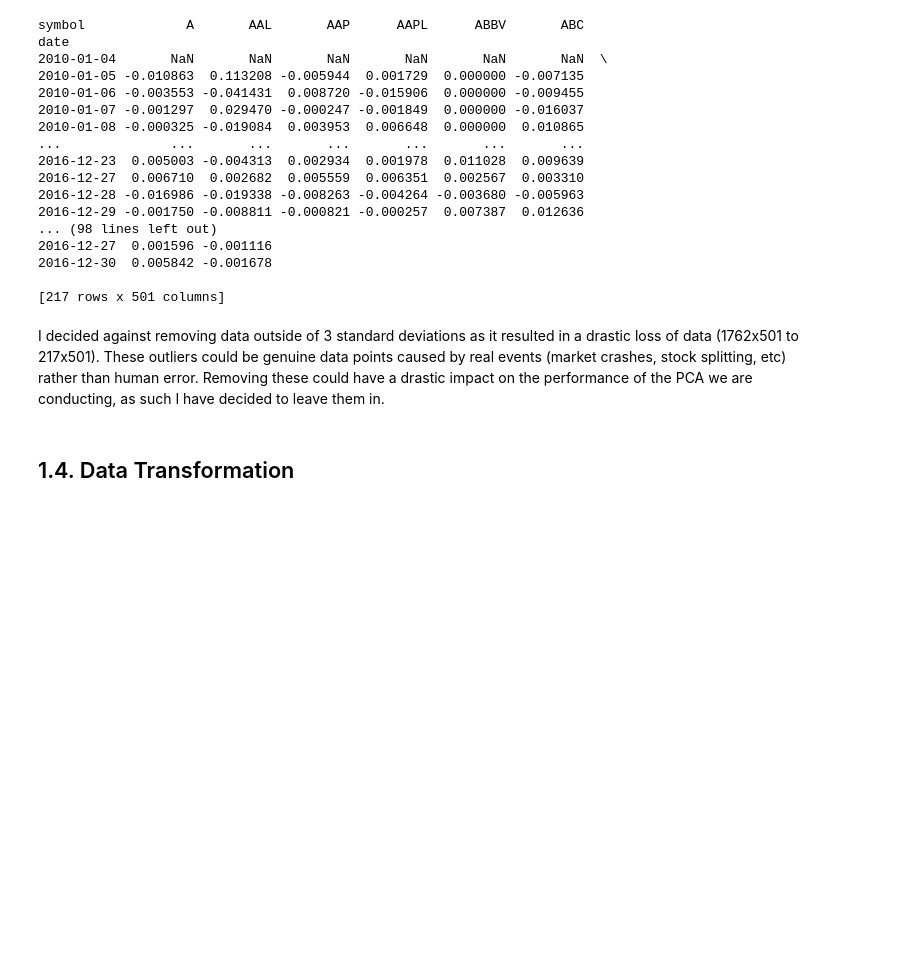
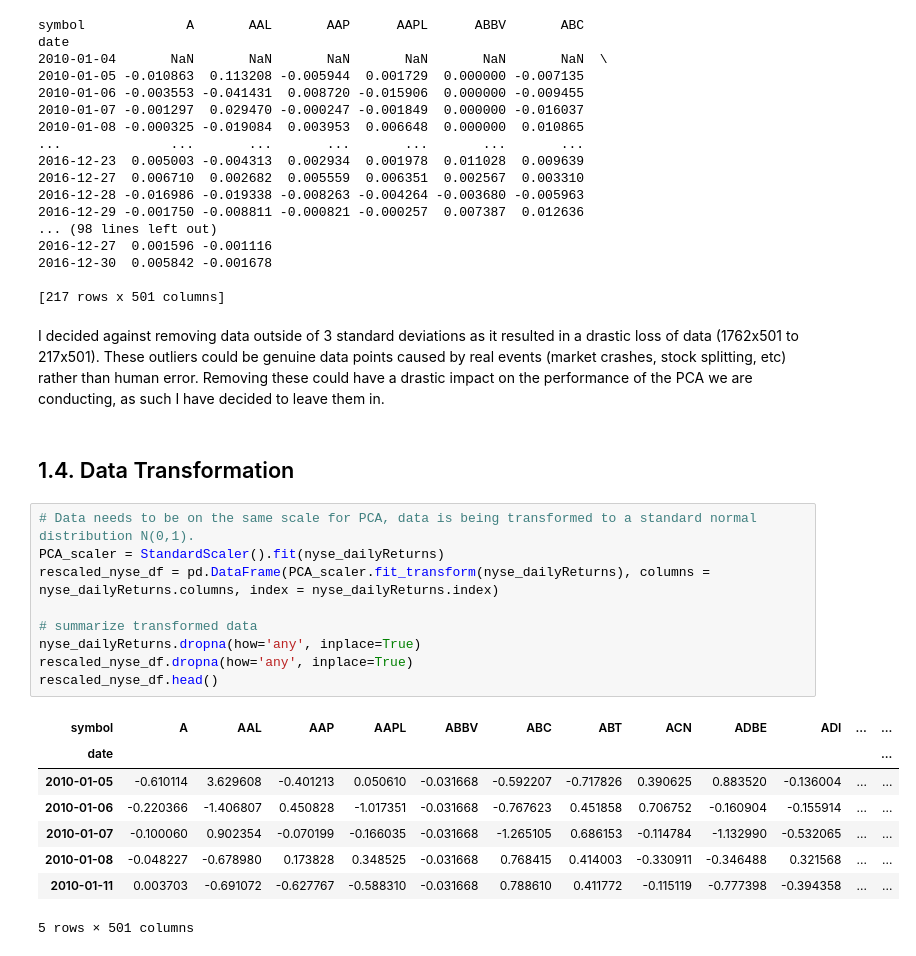
Before and after one commit to MJ-Peters/ADFT-Portfolio-Management-Coursework, a Jupyter notebook: CD22398.ipynb, the cells around one changed output. Cells and saved outputs as stored; diff of their text form; blank space fills up the shorter version.

```diff
--- a/CD22398.ipynb
+++ b/CD22398.ipynb
@@ -146,3 +146,21 @@ date
 I decided against removing data outside of 3 standard deviations as it resulted in a drastic loss of data (1762x501 to 217x501). These outliers could be genuine data points caused by real events (market crashes, stock splitting, etc) rather than human error. Removing these could have a drastic impact on the performance of the PCA we are conducting, as such I have decided to leave them in.
 # %% [markdown]
 ## 1.4. Data Transformation
+# %%
+# Data needs to be on the same scale for PCA, data is being transformed to a standard normal distribution N(0,1).
+PCA_scaler = StandardScaler().fit(nyse_dailyReturns)
+rescaled_nyse_df = pd.DataFrame(PCA_scaler.fit_transform(nyse_dailyReturns), columns = nyse_dailyReturns.columns, index = nyse_dailyReturns.index)
+
+# summarize transformed data
+nyse_dailyReturns.dropna(how='any', inplace=True)
+rescaled_nyse_df.dropna(how='any', inplace=True)
+rescaled_nyse_df.head()
+# %% [output]
+| symbol | A | AAL | AAP | AAPL | ABBV | ABC | ABT | ACN | ADBE | ADI | ... | ... |
+| date |  |  |  |  |  |  |  |  |  |  |  | ... |
+| 2010-01-05 | -0.610114 | 3.629608 | -0.401213 | 0.050610 | -0.031668 | -0.592207 | -0.717826 | 0.390625 | 0.883520 | -0.136004 | ... | ... |
+| 2010-01-06 | -0.220366 | -1.406807 | 0.450828 | -1.017351 | -0.031668 | -0.767623 | 0.451858 | 0.706752 | -0.160904 | -0.155914 | ... | ... |
+| 2010-01-07 | -0.100060 | 0.902354 | -0.070199 | -0.166035 | -0.031668 | -1.265105 | 0.686153 | -0.114784 | -1.132990 | -0.532065 | ... | ... |
+| 2010-01-08 | -0.048227 | -0.678980 | 0.173828 | 0.348525 | -0.031668 | 0.768415 | 0.414003 | -0.330911 | -0.346488 | 0.321568 | ... | ... |
+| 2010-01-11 | 0.003703 | -0.691072 | -0.627767 | -0.588310 | -0.031668 | 0.788610 | 0.411772 | -0.115119 | -0.777398 | -0.394358 | ... | ... |
+5 rows × 501 columns
```
Also changed, not shown: parts of 8 cells of this notebook.
